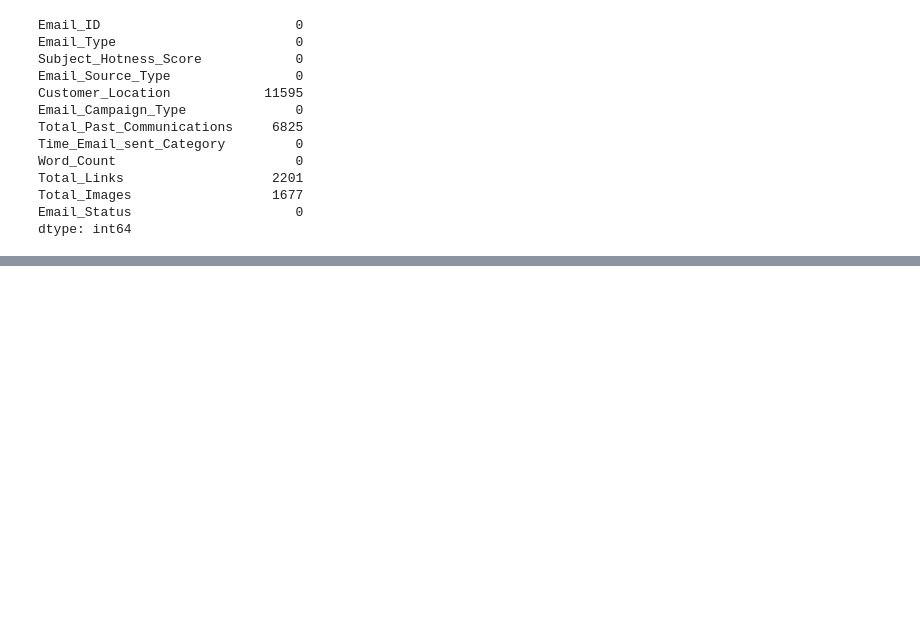
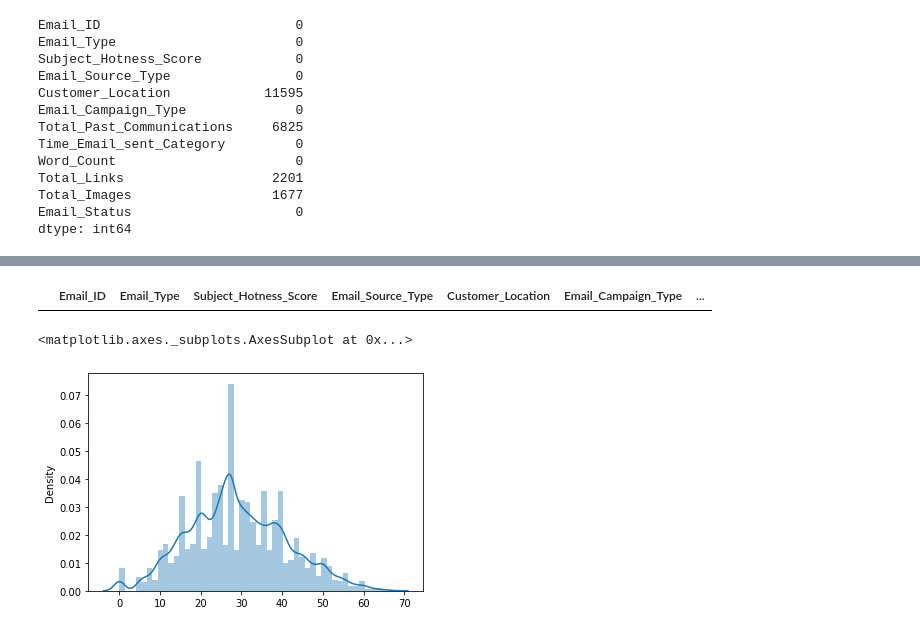
Before and after one commit to vak1997/Email_Campaign_Effectiveness, a Jupyter notebook: Email_Campaign_Effectiveness_Capstone_Project3.ipynb, the cells around one changed output, grey strips where cells are left out. Saved outputs shown, nothing was run; the diff lists cells and outputs as text; code cells hidden in the pictures; blank space fills up the shorter version.

```diff
--- a/Email_Campaign_Effectiveness_Capstone_Project3.ipynb
+++ b/Email_Campaign_Effectiveness_Capstone_Project3.ipynb
@@ -130,0 +179,16 @@ dtype: int64
+# %%
+#applying mean based on email type
+for i in df.Email_Type.unique():
+  for n in df.Email_Campaign_Type.unique():
+    df.loc[(df.Total_Past_Communications.isna()) & (df.Email_Campaign_Type==n) & (df.Email_Type==i),'Total_Past_Communications']=df.groupby(['Email_Type','Email_Campaign_Type']).Total_Past_Communications.mean()[i][n]
+# %%
+#checking for null values
+df[df.Total_Past_Communications.isna()]
+# %% [output]
+|  | Email_ID | Email_Type | Subject_Hotness_Score | Email_Source_Type | Customer_Location | Email_Campaign_Type | ... |
+# %%
+#checking distribution again
+sns.distplot(x=df['Total_Past_Communications'], hist = True)
+# %% [output]
+<matplotlib.axes._subplots.AxesSubplot at 0x...>
+[figure, added]
```
Also changed, not shown: parts of 22 cells of this notebook.
